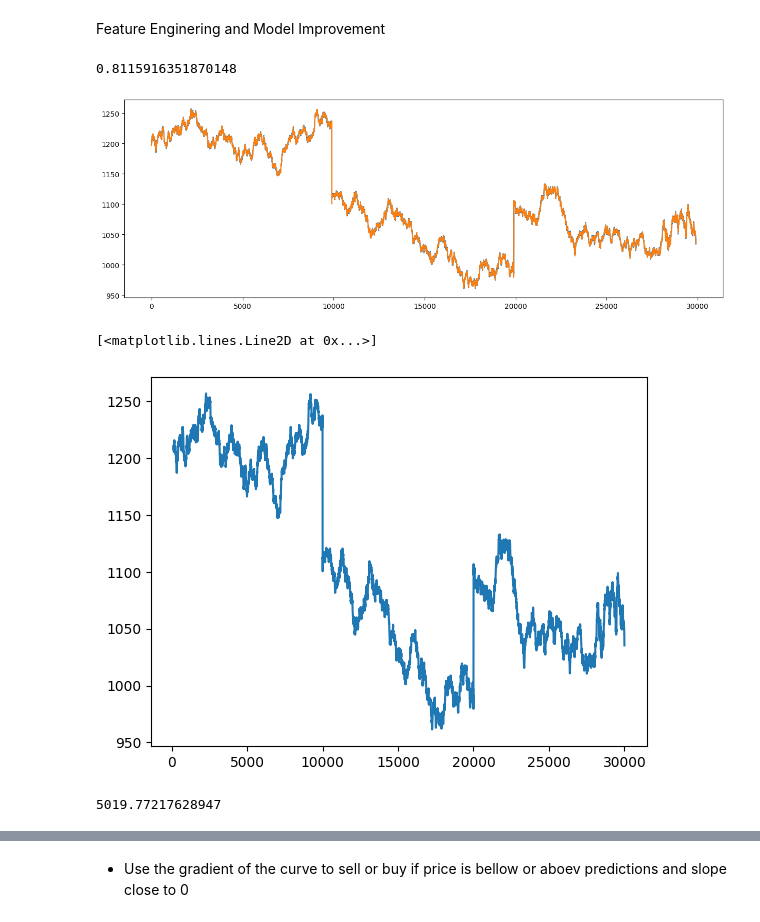
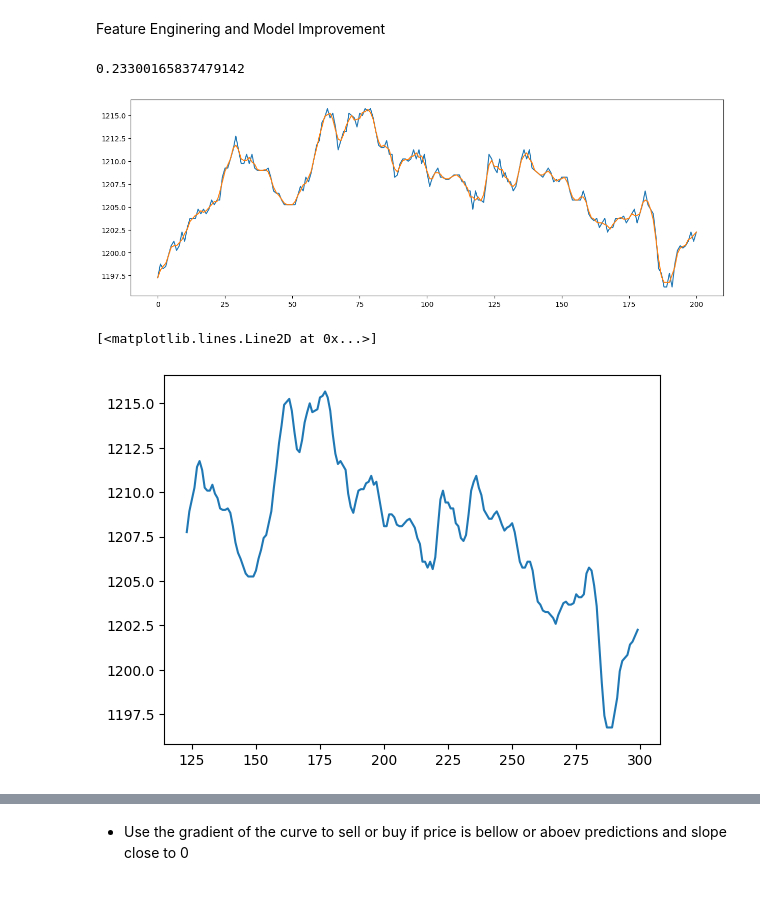
Before and after one commit to rvargas42/IMC_Prosperity2_BigWhales, a Jupyter notebook: Research/round_2/round_2_orhids_research.ipynb, the cells around one changed output, grey strips where cells are left out. Cells and saved outputs as stored; diff of their text form; code cells hidden in the pictures; blank space fills up the shorter version.

```diff
--- a/Research/round_2/round_2_orhids_research.ipynb
+++ b/Research/round_2/round_2_orhids_research.ipynb
@@ -9,7 +9,7 @@ import matplotlib.pyplot as plt
 import os
 # %%
 path = dataUtils.getDataPaths(2)
-data = dataUtils.concat_dfs("prices", path)
+data = dataUtils.concat_dfs("prices", path)[:300]
 # %%
 data["ORCHIDS"].plot()
 # %% [output]
@@ -66,49 +66,30 @@ Feature Enginering and Model Improvement
 # %%
 #Filtering ORCHIDS:
 
 sig = data.ORCHIDS.values
-window = 11
-savgol_preds = dataUtils.savitzky_golay(sig,window,order=3)
+window = 3
+savgol_preds = dataUtils.savitzky_golay(sig,window_size=3,order=1)
 fig = plt.figure(figsize=(15,5))
 plt.plot(sig)
 plt.plot(savgol_preds)
 
-data["H_fil"] = sc.signal.savgol_filter(data.HUMIDITY, window_length=window, polyorder=4, mode="nearest")
-data["S_fil"] = sc.signal.savgol_filter(data.SUNLIGHT, window_length=window, polyorder=4, mode="nearest")
+data["H_fil"] = sc.signal.savgol_filter(data.HUMIDITY, window_length=3, polyorder=1, mode="nearest")
+data["S_fil"] = sc.signal.savgol_filter(data.SUNLIGHT, window_length=3, polyorder=1, mode="nearest")
 data["savgol_price"] = savgol_preds
 data["savgol_gradient"] = np.gradient(data.savgol_price)
 
 data["ORCHIDS_SMA25"] = data["ORCHIDS"].rolling(25).mean()
 data.dropna(inplace=True)
 
 mean_squared_error(sig,savgol_preds)
 # %% [output]
-0.8115916351870148
+0.23300165837479142
-[figure, old version]
+[figure, new version]
 # %%
 plt.plot(data.savgol_price)
 # %% [output]
 [<matplotlib.lines.Line2D at 0x...>]
-[figure, old version]
+[figure, new version]
-# %%
-from sklearn.linear_model import Lasso, Ridge, LinearRegression
-from sklearn.metrics import mean_squared_error
-from sklearn.model_selection import train_test_split
-from sklearn.preprocessing import MinMaxScaler
-
-scaler = MinMaxScaler()
-
-X = data[["TRANSPORT_FEES", "EXPORT_TARIFF", "IMPORT_TARIFF", "SUNLIGHT", "HUMIDITY"]]
-y = data["ORCHIDS"]
-
-X_train, X_test, y_train, y_test = train_test_split(X, y, test_size=0.20, random_state=42,shuffle=False)
-model = Lasso()
-model.fit(X_train, y_train)
-
-preds = model.predict(X_test)
-print(mean_squared_error(y_test, preds))
-# %% [output]
-5019.77217628947
 # %%
 fig = plt.figure(figsize=(20,5))
 plt.plot(y_test.values, color="blue")
```
Also changed, not shown: parts of 13 cells of this notebook, 9 other files.
